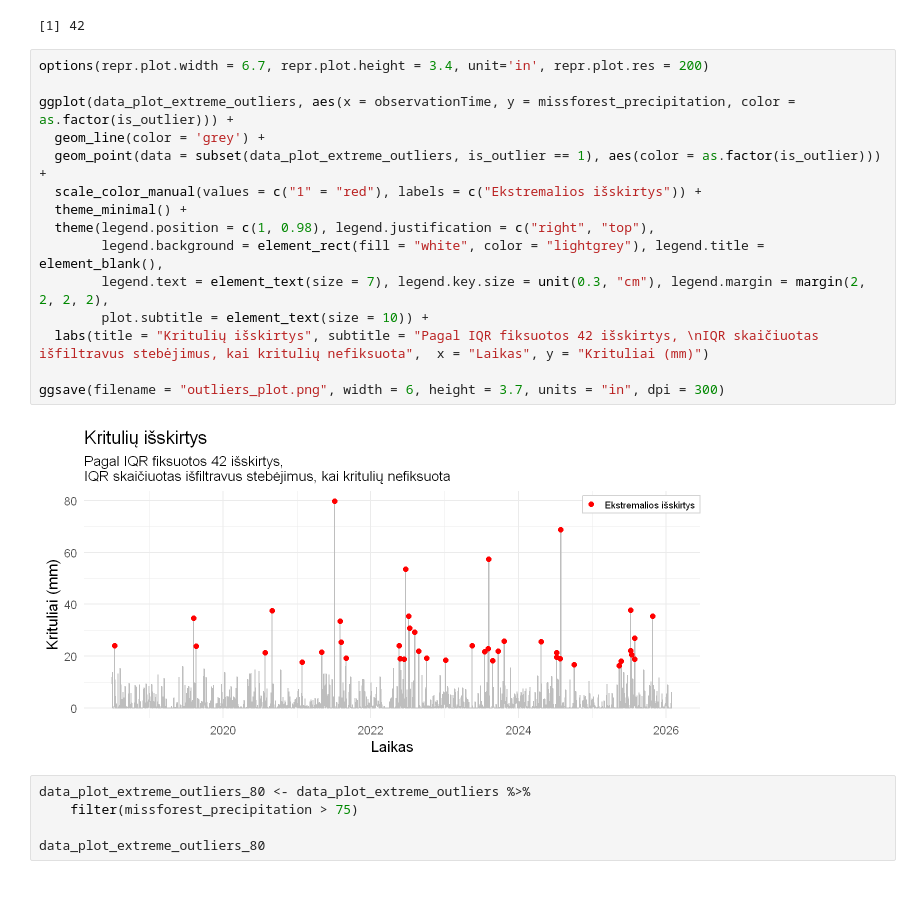
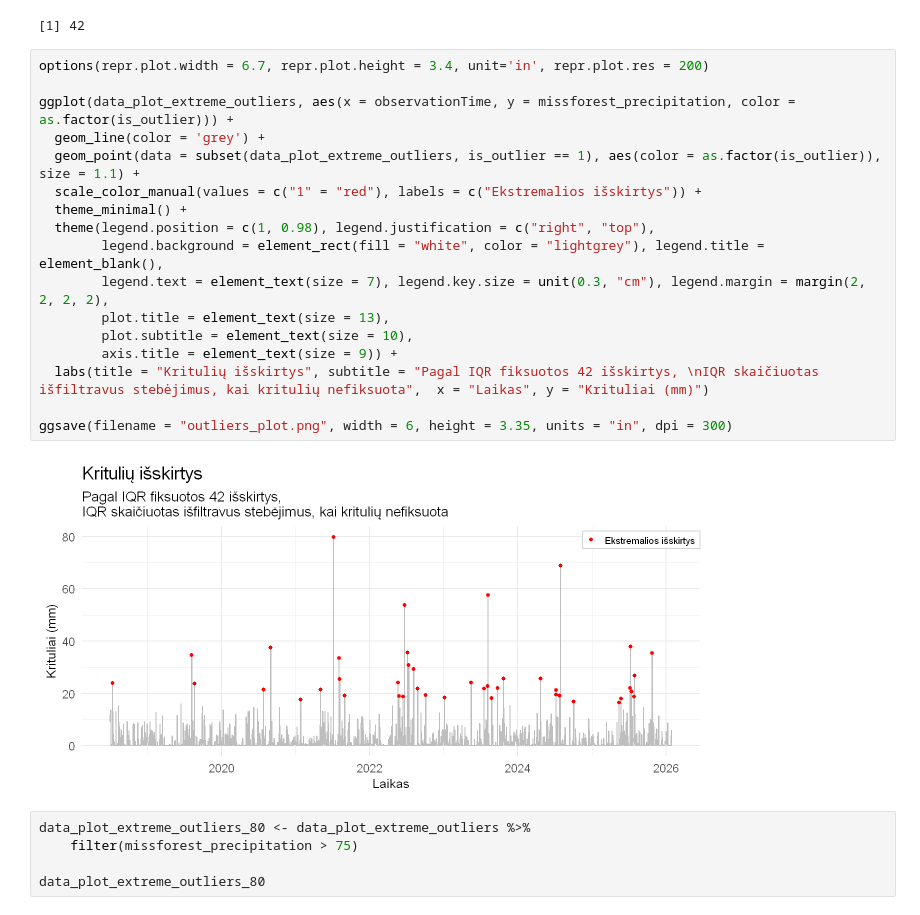
Before and after one commit to rugcer04/Duomenu_mokslo_projektas, a Jupyter notebook: code/R/EDA/outliers2.ipynb, the cells around one changed output. Saved outputs shown, nothing was run; the diff lists cells and outputs as text.

Commit message:
Updated and final outliers

```diff
--- a/code/R/EDA/outliers2.ipynb
+++ b/code/R/EDA/outliers2.ipynb
@@ -384,20 +392,22 @@ length(data_plot_extreme_outliers$is_outlier[data_plot_extreme_outliers$is_outli
 # %%
 options(repr.plot.width = 6.7, repr.plot.height = 3.4, unit='in', repr.plot.res = 200)
 
 ggplot(data_plot_extreme_outliers, aes(x = observationTime, y = missforest_precipitation, color = as.factor(is_outlier))) +
   geom_line(color = 'grey') +
-  geom_point(data = subset(data_plot_extreme_outliers, is_outlier == 1), aes(color = as.factor(is_outlier))) +
+  geom_point(data = subset(data_plot_extreme_outliers, is_outlier == 1), aes(color = as.factor(is_outlier)), size = 1.1) +
   scale_color_manual(values = c("1" = "red"), labels = c("Ekstremalios išskirtys")) +
   theme_minimal() +
   theme(legend.position = c(1, 0.98), legend.justification = c("right", "top"),
         legend.background = element_rect(fill = "white", color = "lightgrey"), legend.title = element_blank(),
         legend.text = element_text(size = 7), legend.key.size = unit(0.3, "cm"), legend.margin = margin(2, 2, 2, 2),
-        plot.subtitle = element_text(size = 10)) +
+        plot.title = element_text(size = 13),
+        plot.subtitle = element_text(size = 10),
+        axis.title = element_text(size = 9)) +
   labs(title = "Kritulių išskirtys", subtitle = "Pagal IQR fiksuotos 42 išskirtys, \nIQR skaičiuotas išfiltravus stebėjimus, kai kritulių nefiksuota",  x = "Laikas", y = "Krituliai (mm)")
 
-ggsave(filename = "outliers_plot.png", width = 6, height = 3.7, units = "in", dpi = 300)
+ggsave(filename = "outliers_plot.png", width = 6, height = 3.35, units = "in", dpi = 300)
 # %% [output]
-[figure, old version]
+[figure, new version]
 # %%
 data_plot_extreme_outliers_80 <- data_plot_extreme_outliers %>%
     filter(missforest_precipitation > 75)
```
Also changed, not shown: parts of 9 cells of this notebook.
